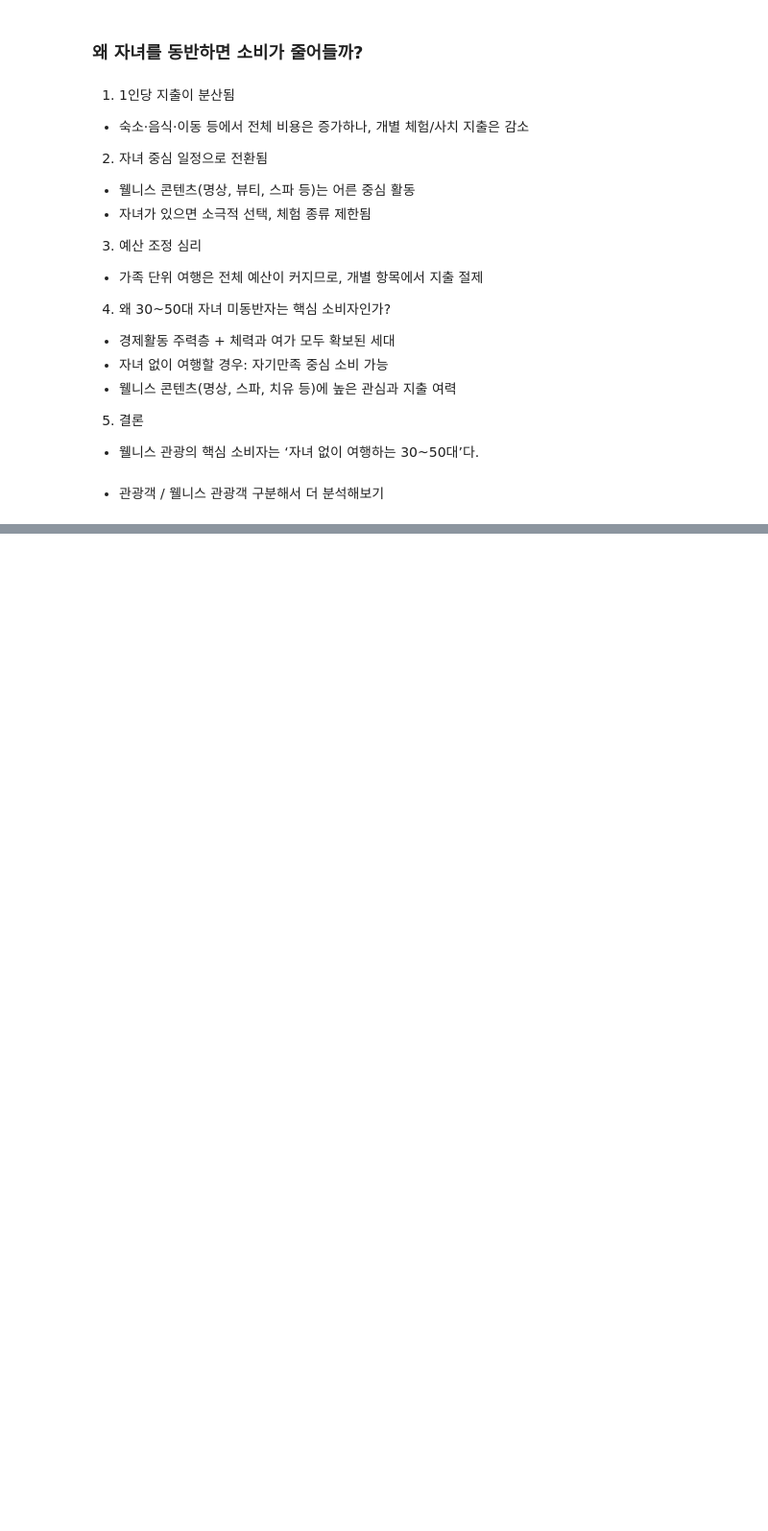
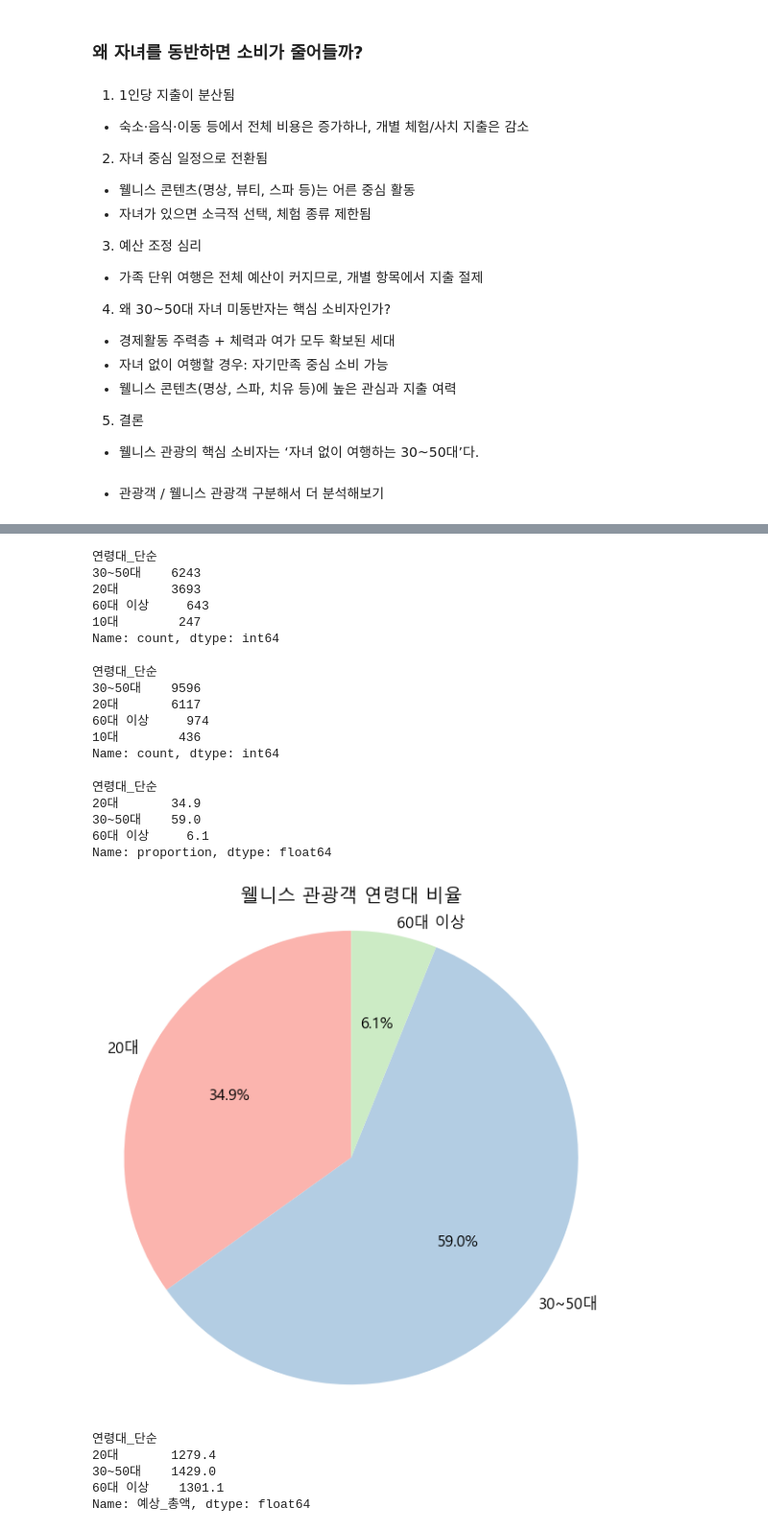
Before and after one commit to tamx2y/wellness_tour, a Jupyter notebook: 01_environment/7_segmentation_analysis.ipynb, the cells around one changed output, grey strips where cells are left out. Shown at 96% size. Drawn from its saved outputs; the diff is of its cells as text; code cells hidden in the pictures; blank space fills up the shorter version.

```diff
--- a/01_environment/7_segmentation_analysis.ipynb
+++ b/01_environment/7_segmentation_analysis.ipynb
@@ -16,7 +16,7 @@ import seaborn as sns
 plt.rcParams['font.family'] = 'Malgun Gothic'
 # plt.rcParams['font.family'] = 'AppleGothic'
 plt.rcParams['figure.figsize'] = 12, 6
-plt.rcParams['font.size'] = 14
+plt.rcParams['font.size'] = 12
 plt.rcParams['axes.unicode_minus'] = False
 # %%
 df_2023= pd.read_csv('data/2023/외래관광객조사_2023_전처리3(세분화).csv')
@@ -304,0 +307,3 @@ print(pivot)
+# %%
+# 웰니스 관광객만 필터링
+wellness_df = df_all[df_all['웰니스참여'] == 1]
@@ -304,0 +326,52 @@ print(pivot)
+# %%
+# 웰니스 관광객 연령대 분포
+wellness_df['연령대_단순'].value_counts()
+# %% [output]
+연령대_단순
+30~50대    6243
+20대       3693
+60대 이상     643
+10대        247
+Name: count, dtype: int64
+# %%
+# 전체 연령대 분포
+df_all['연령대_단순'].value_counts()
+# %% [output]
+연령대_단순
+30~50대    9596
+20대       6117
+60대 이상     974
+10대        436
+Name: count, dtype: int64
+# %%
+# 연령대별 비율
+ratio_by_age = (wellness_df['연령대_단순']
+                .value_counts(normalize=True)
+                .sort_index() * 100).round(1)
+
+print(ratio_by_age)
+# %% [output]
+연령대_단순
+20대       34.9
+30~50대    59.0
+60대 이상     6.1
+Name: proportion, dtype: float64
+# %%
+# 연령대 비율 시각화
+labels = ratio_by_age.index.tolist()
+sizes = ratio_by_age.values.tolist()
+
+plt.figure(figsize=(7, 7))
+plt.pie(
+    sizes,
+    labels=labels,
+    autopct='%1.1f%%',
+    startangle=90,
+    colors=plt.cm.Pastel1.colors,
+    labeldistance=1.05  # ← 조각과 라벨의 거리 조절 (기본값은 1.1)
+)
+plt.title('웰니스 관광객 연령대 비율')
+plt.axis('equal')
+plt.show()
+# %% [output]
+[figure, added]
@@ -304,0 +381,10 @@ print(pivot)
+# %%
+# 연령대별 평균 예상 총액
+avg_total = wellness_df.groupby('연령대_단순')['예상_총액'].mean().round(1)
+print(avg_total)
+# %% [output]
+연령대_단순
+20대       1279.4
+30~50대    1429.0
+60대 이상    1301.1
+Name: 예상_총액, dtype: float64
```
Also changed, not shown: parts of 28 cells of this notebook.
